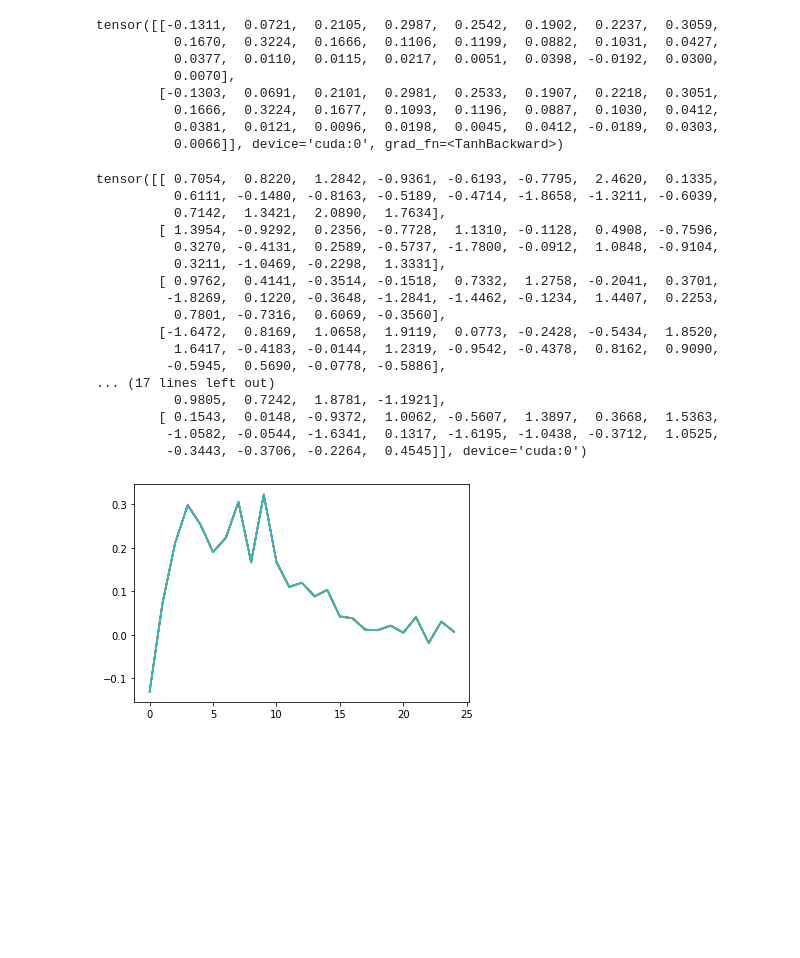
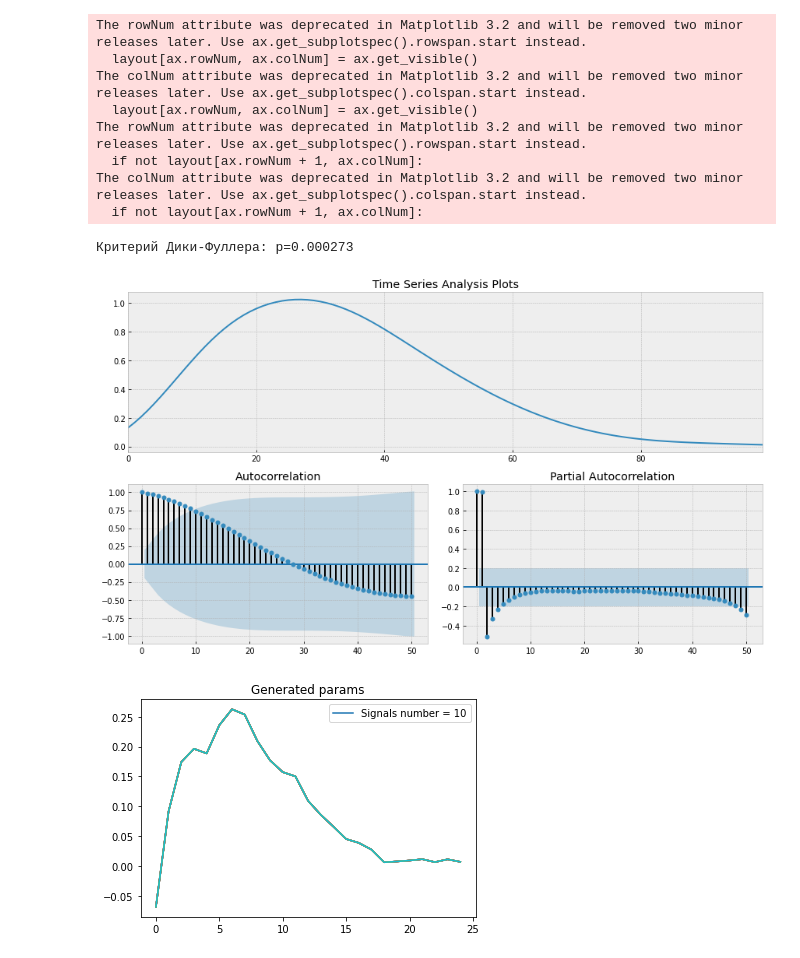
Before and after one commit to whiteRa2bit/hep_generative_models, a Jupyter notebook: notebooks/train/Gan_parametrization.ipynb, the cells around one changed output. Cells and saved outputs as stored; diff of their text form; code cells hidden in the pictures; blank space fills up the shorter version.

Commit message:
Add RNN generator, modify vanila gan params

```diff
--- a/notebooks/train/Gan_parametrization.ipynb
+++ b/notebooks/train/Gan_parametrization.ipynb
@@ -100,0 +77,8 @@ def transform_data(data, lr_alpha, std, compress_coef):
+# %%
+### Parametrization params
+GAUSSIAN_STD = 9
+COMPRESS_COEF = 5
+MODEL = Ridge(alpha=0.1, fit_intercept=False)
+
+gaussian_parametrizer = GaussianParametrizer(COMPRESS_COEF, GAUSSIAN_STD, MODEL)
+gaussian_parametrizer.transform_signal(data[0], to_visualize=True)
@@ -101,8 +91,5 @@ def transform_data(data, lr_alpha, std, compress_coef):
 # %%
-new_data = transform_data(data,
-                          lr_alpha=LR_ALPHA,
-                          std=GAUSSIAN_STD,
-                          compress_coef=COMPRESS_COEF)
+new_data = gaussian_parametrizer.transform_data(data)
 # %%
 SAMPLES_NUM = 5
 
@@ -119,6 +108,6 @@ plt.show()
 # %%
 ### Training params
-LATENT_DIM = 20
+LATENT_DIM = 5
 BATCH_SIZE = 128
 NUM_EPOCHS = 1000
 LEARNING_RATE = 1e-3
@@ -154,12 +143,13 @@ epoch-800; D_loss: 1.4173251390457153; G_loss: 0.7051815390586853
 # %%
-sample = generate_new_signal(generator, device='cuda')[0]
-result = [0] * SAMPLE_SIZE
-gaussians = get_gaussians(std=GAUSSIAN_STD, compress_coef=COMPRESS_COEF)
-for j in range(len(gaussians)):
-    result += sample[j] * gaussians[j]
-plt.title("Generated signal")
-plt.plot(result)
-plt.plot(data[np.random.choice(range(len(data)))])
-plt.legend(['Generated', 'Origin'])
+samples = generate_new_signal(generator, device='cuda', signals_num=10)
+plt.title("Generated signals")
+for sample in samples:
+    result = [0] * SAMPLE_SIZE
+    gaussians = gaussian_parametrizer.gaussians
+    for j in range(len(gaussians)):
+        result += sample[j] * gaussians[j]
+    plt.plot(result)
+plt.legend(["Signals number = {}".format(len(samples))])
+plt.plot(data[1])
 plt.show()
 # %% [output]
@@ -194,35 +157,22 @@ tensor([-0.0930,  0.0560,  0.1738,  0.2203,  0.2040,  0.1827,  0.2068,  0.2336,
-# %%
-generator(torch.randn(2, generator.latent_dim).cuda())
-# %% [output]
-tensor([[-0.1311,  0.0721,  0.2105,  0.2987,  0.2542,  0.1902,  0.2237,  0.3059,
-          0.1670,  0.3224,  0.1666,  0.1106,  0.1199,  0.0882,  0.1031,  0.0427,
-          0.0377,  0.0110,  0.0115,  0.0217,  0.0051,  0.0398, -0.0192,  0.0300,
-          0.0070],
-        [-0.1303,  0.0691,  0.2101,  0.2981,  0.2533,  0.1907,  0.2218,  0.3051,
-          0.1666,  0.3224,  0.1677,  0.1093,  0.1196,  0.0887,  0.1030,  0.0412,
-          0.0381,  0.0121,  0.0096,  0.0198,  0.0045,  0.0412, -0.0189,  0.0303,
-          0.0066]], device='cuda:0', grad_fn=<TanhBackward>)
+# %%
+tsplot(result)
+# %% [output]
+The rowNum attribute was deprecated in Matplotlib 3.2 and will be removed two minor releases later. Use ax.get_subplotspec().rowspan.start instead.
+  layout[ax.rowNum, ax.colNum] = ax.get_visible()
+The colNum attribute was deprecated in Matplotlib 3.2 and will be removed two minor releases later. Use ax.get_subplotspec().colspan.start instead.
+  layout[ax.rowNum, ax.colNum] = ax.get_visible()
+The rowNum attribute was deprecated in Matplotlib 3.2 and will be removed two minor releases later. Use ax.get_subplotspec().rowspan.start instead.
+  if not layout[ax.rowNum + 1, ax.colNum]:
+The colNum attribute was deprecated in Matplotlib 3.2 and will be removed two minor releases later. Use ax.get_subplotspec().colspan.start instead.
+  if not layout[ax.rowNum + 1, ax.colNum]:
+Критерий Дики-Фуллера: p=0.000273
+[figure, added]
 # %%
 samples = generate_new_signal(generator, device='cuda', signals_num=10)
+plt.title("Generated params")
 for sample in samples:
     plt.plot(sample)
+plt.legend(["Signals number = {}".format(len(samples))])
 plt.show()
 # %% [output]
-tensor([[ 0.7054,  0.8220,  1.2842, -0.9361, -0.6193, -0.7795,  2.4620,  0.1335,
-          0.6111, -0.1480, -0.8163, -0.5189, -0.4714, -1.8658, -1.3211, -0.6039,
-          0.7142,  1.3421,  2.0890,  1.7634],
-        [ 1.3954, -0.9292,  0.2356, -0.7728,  1.1310, -0.1128,  0.4908, -0.7596,
-          0.3270, -0.4131,  0.2589, -0.5737, -1.7800, -0.0912,  1.0848, -0.9104,
-          0.3211, -1.0469, -0.2298,  1.3331],
-        [ 0.9762,  0.4141, -0.3514, -0.1518,  0.7332,  1.2758, -0.2041,  0.3701,
-         -1.8269,  0.1220, -0.3648, -1.2841, -1.4462, -0.1234,  1.4407,  0.2253,
-          0.7801, -0.7316,  0.6069, -0.3560],
-        [-1.6472,  0.8169,  1.0658,  1.9119,  0.0773, -0.2428, -0.5434,  1.8520,
-          1.6417, -0.4183, -0.0144,  1.2319, -0.9542, -0.4378,  0.8162,  0.9090,
-         -0.5945,  0.5690, -0.0778, -0.5886],
-... (17 lines left out)
-          0.9805,  0.7242,  1.8781, -1.1921],
-        [ 0.1543,  0.0148, -0.9372,  1.0062, -0.5607,  1.3897,  0.3668,  1.5363,
-         -1.0582, -0.0544, -1.6341,  0.1317, -1.6195, -1.0438, -0.3712,  1.0525,
-         -0.3443, -0.3706, -0.2264,  0.4545]], device='cuda:0')
-[figure, old version]
+[figure, new version]
```
Also changed, not shown: parts of 20 cells of this notebook, 3 other files.
